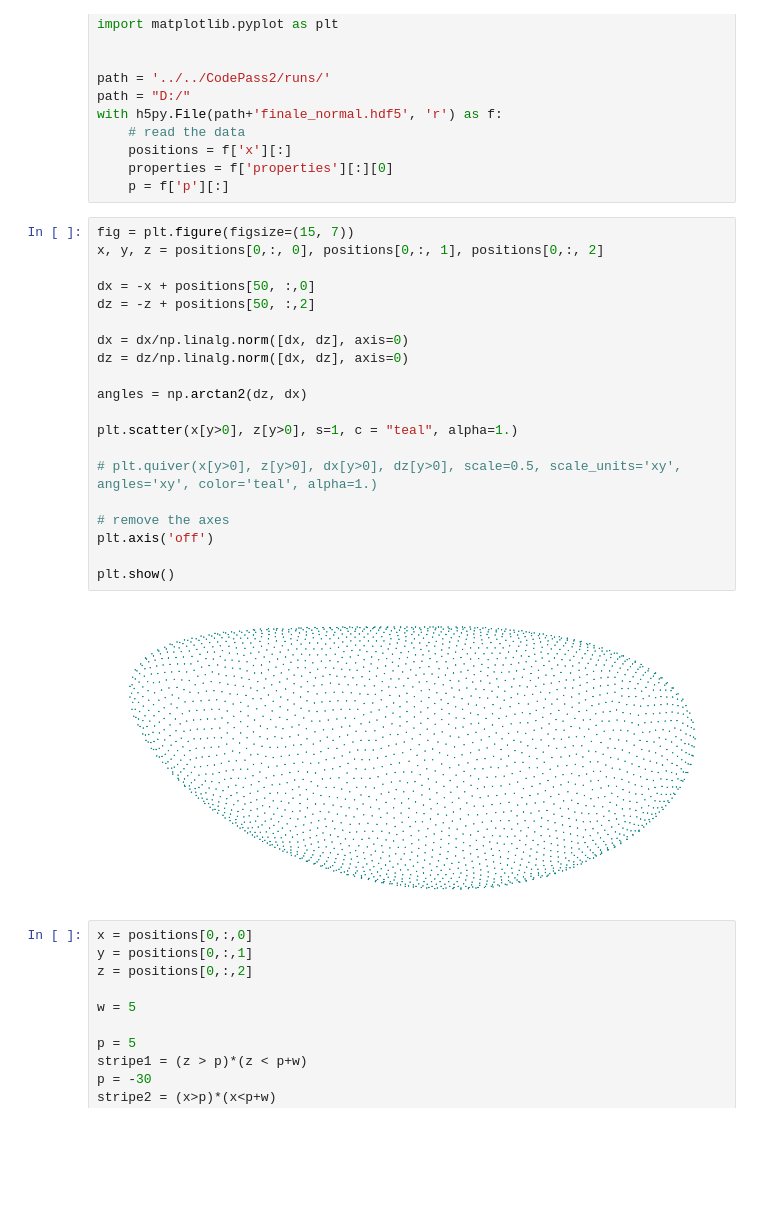
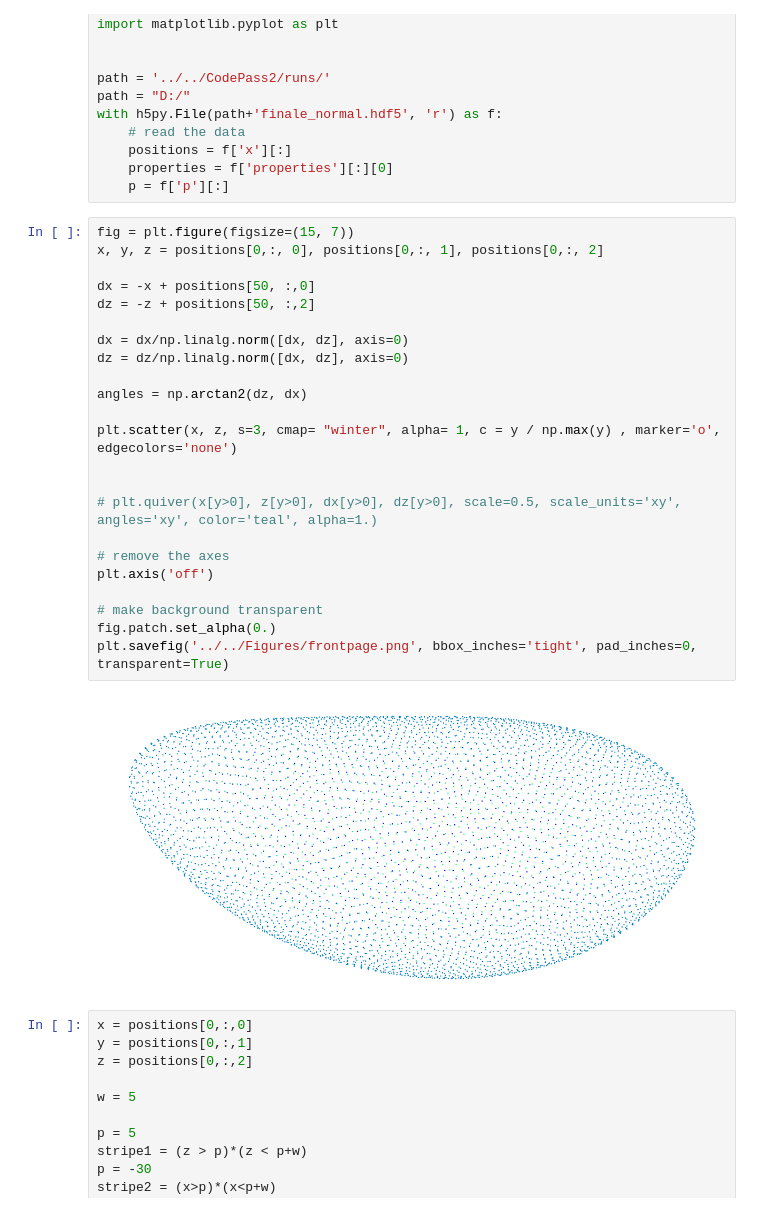
Before and after one commit to JakobSchauser/Thesis, a Jupyter notebook: CompareToData/GermBandMovements/germband.ipynb, the cells around one changed output. Saved outputs shown, nothing was run; the diff lists cells and outputs as text; blank space fills up the shorter version.

```diff
--- a/CompareToData/GermBandMovements/germband.ipynb
+++ b/CompareToData/GermBandMovements/germband.ipynb
@@ -15,25 +15,28 @@ with h5py.File(path+'finale_normal.hdf5', 'r') as f:
 # %%
 fig = plt.figure(figsize=(15, 7))
 x, y, z = positions[0,:, 0], positions[0,:, 1], positions[0,:, 2]
 
 dx = -x + positions[50, :,0]
 dz = -z + positions[50, :,2]
 
 dx = dx/np.linalg.norm([dx, dz], axis=0)
 dz = dz/np.linalg.norm([dx, dz], axis=0)
 
 angles = np.arctan2(dz, dx)
 
-plt.scatter(x[y>0], z[y>0], s=1, c = "teal", alpha=1.)
+plt.scatter(x, z, s=3, cmap= "winter", alpha= 1, c = y / np.max(y) , marker='o', edgecolors='none')
+
 
 # plt.quiver(x[y>0], z[y>0], dx[y>0], dz[y>0], scale=0.5, scale_units='xy', angles='xy', color='teal', alpha=1.)
 
 # remove the axes
 plt.axis('off')
 
-plt.show()
+# make background transparent
+fig.patch.set_alpha(0.)
+plt.savefig('../../Figures/frontpage.png', bbox_inches='tight', pad_inches=0, transparent=True)
 # %% [output]
-[figure, old version]
+[figure, new version]
 # %%
 x = positions[0,:,0]
 y = positions[0,:,1]
```
Also changed, not shown: 19 other files.
